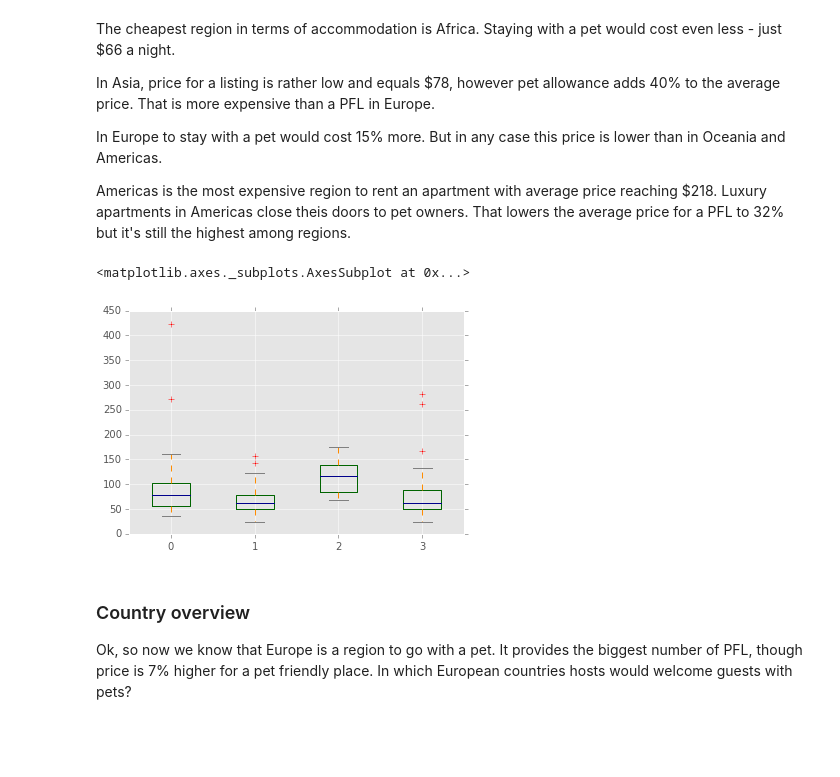
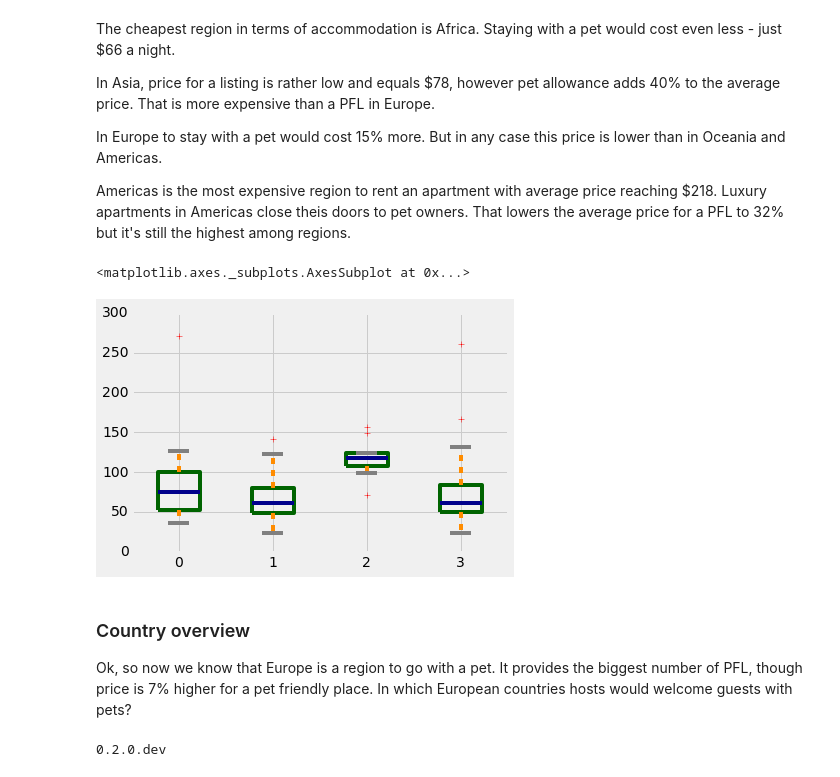
Before and after one commit to medennikova/pet-friendly, a Jupyter notebook: PetFriendly.ipynb, the cells around one changed output. Drawn from its saved outputs; the diff is of its cells as text; code cells hidden in the pictures; blank space fills up the shorter version.

```diff
--- a/PetFriendly.ipynb
+++ b/PetFriendly.ipynb
@@ -24,7 +24,8 @@ The plots in this document are made using matplotlib’s ggplot style.
 # %%
 import matplotlib
 %matplotlib inline
-matplotlib.style.use('ggplot')
+matplotlib.style.use('fivethirtyeight')
+# print plt.style.available
 # %% [markdown]
 ### Data overview
 Next we read in data from the database and take a look at what we're working with.
@@ -115,13 +140,14 @@ Antarctica? Really? Do penguins rent out their nests? Apparently, there's some m
 I'll fix the dataset a bit for further analysis.
 # %%
-# Add a threshold of 10 listings.
-df_cut = df[df['apt_total'] > 10]
+# Add a threshold of 30 listings.
+df_cut = df[df['apt_total'] > 30]
+
 # Remove Antarctica.
 df_cut = df_cut[df_cut.index != 'Antarctica']
 
 print ("These changes leave us {0} countries to examine."
        .format(len(df_cut)))
-print "\nTop-5 countries with the highest percent of PFL:"
+print "\nTop-5 countries with the highest ratio of PFL:"
 
 compare = df_cut['apt_pets'] / df_cut['apt_total']
 compare.sort(ascending=False)
@@ -228,17 +260,24 @@ Americas is the most expensive region to rent an apartment with average price re
 # %%
 color = dict(boxes='DarkGreen', whiskers='DarkOrange',
              medians='DarkBlue', caps='Gray')
 b_df = df_cut.groupby(['region'])[['apt_total_price']]
 eu = b_df.get_group('Europe')
 af = b_df.get_group('Africa')
-am = b_df.get_group('Americas')
+# am = b_df.get_group('Americas')
 oc = b_df.get_group('Oceania')
 ai = b_df.get_group('Asia')
 abr = pd.concat([eu, af, oc, ai], ignore_index=True, axis=1)
 abr.plot(kind='box', color=color, sym='r+')
 # %% [output]
 <matplotlib.axes._subplots.AxesSubplot at 0x...>
-[figure, old version]
+[figure, new version]
 # %% [markdown]
 ### Country overview
 Ok, so now we know that Europe is a region to go with a pet. It provides the biggest number of PFL, though price is 7% higher for a pet friendly place. In which European countries hosts would welcome guests with pets?
+# %%
+import folium
+from folium.utilities import split_six
+
+print folium.__version__
+# %% [output]
+0.2.0.dev
```
Also changed, not shown: parts of 23 cells of this notebook.
